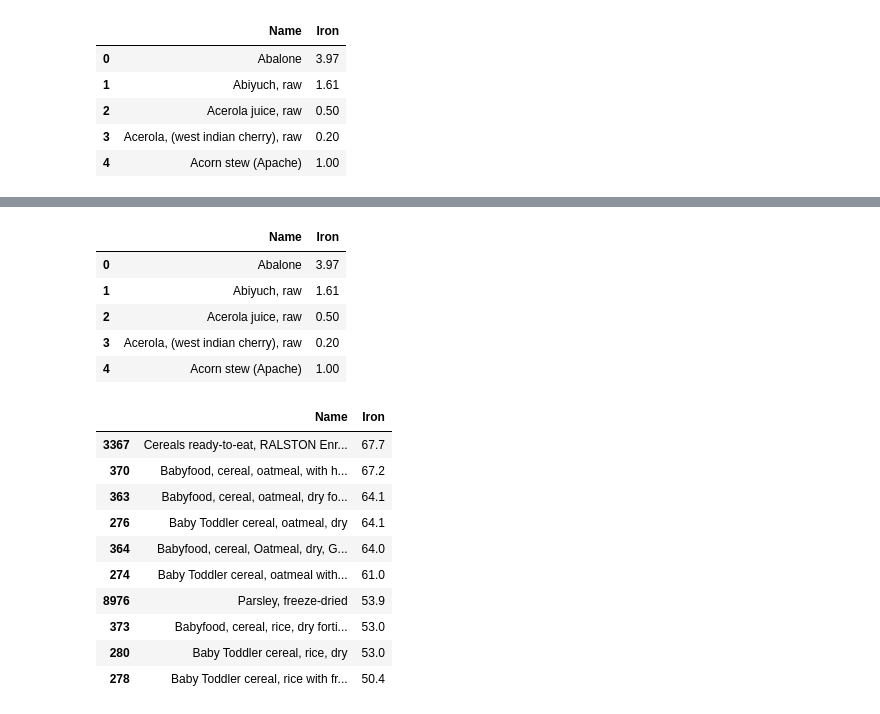
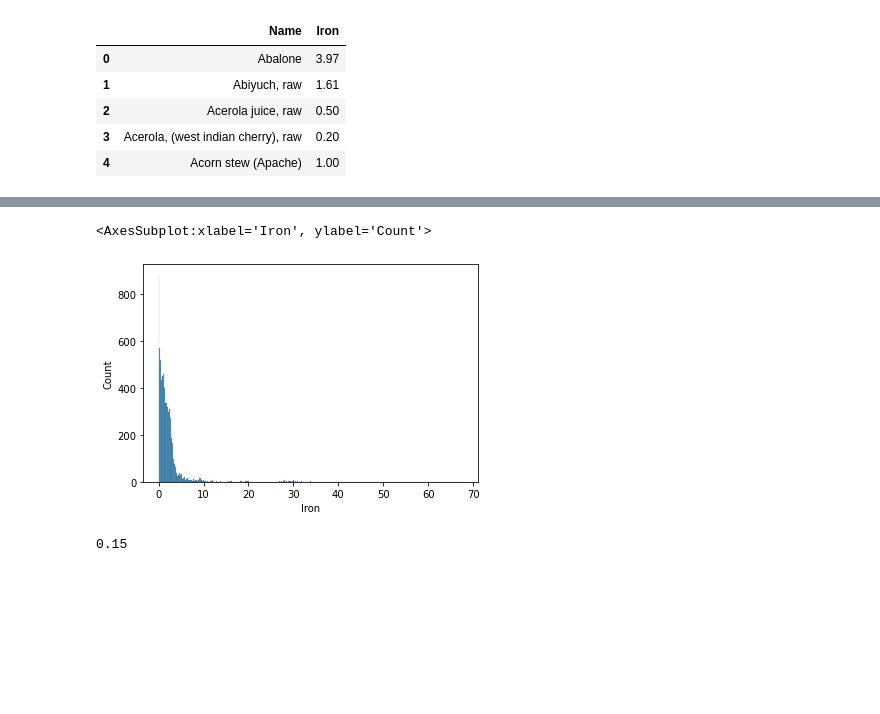
Before and after one commit to adriancabalo/CCIC_DS1, a Jupyter notebook: FoodNutrients.ipynb, the cells around one changed output, grey strips where cells are left out. Cells and saved outputs as stored; diff of their text form; code cells hidden in the pictures; blank space fills up the shorter version.

```diff
--- a/FoodNutrients.ipynb
+++ b/FoodNutrients.ipynb
@@ -82,21 +98,12 @@ sns.barplot(data = top10, x = "Iron", y = "Name")
 # %%
+sns.histplot(df['Iron'])
 # %% [output]
-|  | Name | Iron |
-| 0 | Abalone | 3.97 |
-| 1 | Abiyuch, raw | 1.61 |
-| 2 | Acerola juice, raw | 0.50 |
-| 3 | Acerola, (west indian cherry), raw | 0.20 |
-| 4 | Acorn stew (Apache) | 1.00 |
+<AxesSubplot:xlabel='Iron', ylabel='Count'>
+[figure, added]
+# %%
+df['Iron'].quantile(0.1)
+# gives us the frequency at which people like iron rich foods
+# %% [output]
+0.15
 # %%
+Although very rare, anemia is a condition that results in a lack of blood within ones body, and the affects
-# %% [output]
-|  | Name | Iron |
-| 3367 | Cereals ready-to-eat, RALSTON Enr... | 67.7 |
-| 370 | Babyfood, cereal, oatmeal, with h... | 67.2 |
-| 363 | Babyfood, cereal, oatmeal, dry fo... | 64.1 |
-| 276 | Baby Toddler cereal, oatmeal, dry | 64.1 |
-| 364 | Babyfood, cereal, Oatmeal, dry, G... | 64.0 |
-| 274 | Baby Toddler cereal, oatmeal with... | 61.0 |
-| 8976 | Parsley, freeze-dried | 53.9 |
-| 373 | Babyfood, cereal, rice, dry forti... | 53.0 |
-| 280 | Baby Toddler cereal, rice, dry | 53.0 |
-| 278 | Baby Toddler cereal, rice with fr... | 50.4 |
```
Also changed, not shown: parts of 7 cells of this notebook, 2 other files.
